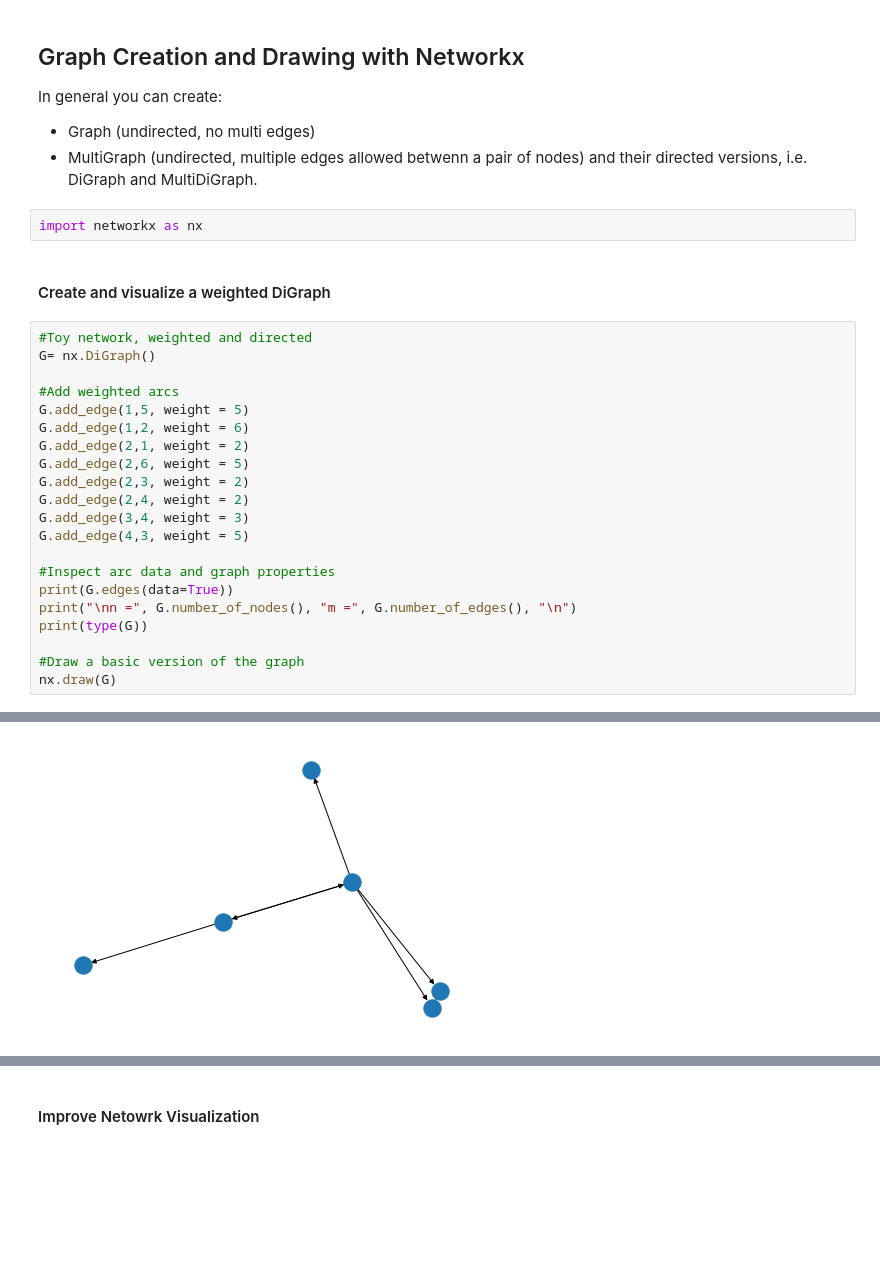
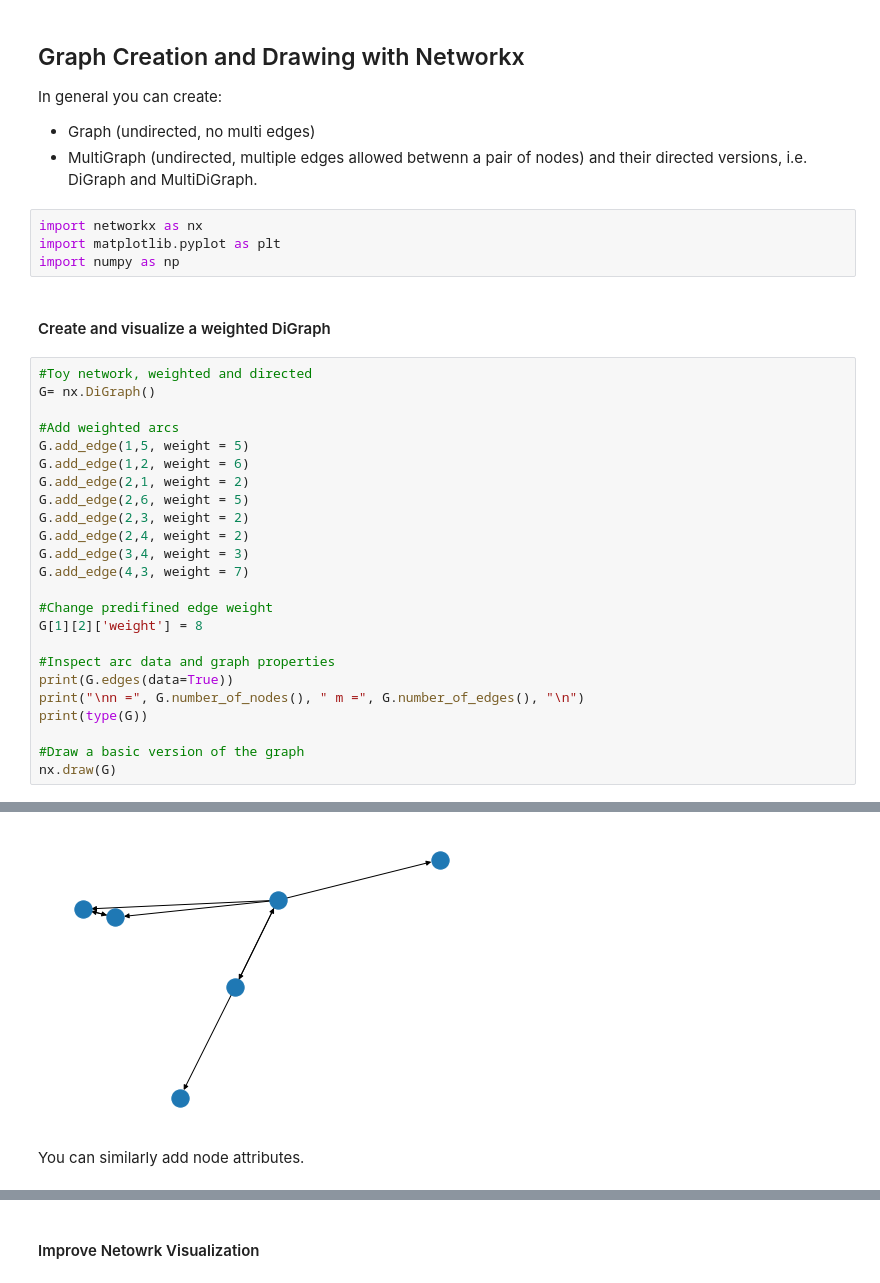
Before and after one commit to iandreafc/sna-bigdata-course, a Jupyter notebook: Networkx/GraphCreationDrawing.ipynb, the cells around one changed output, grey strips where cells are left out. Drawn from its saved outputs; the diff is of its cells as text; blank space fills up the shorter version.

```diff
--- a/Networkx/GraphCreationDrawing.ipynb
+++ b/Networkx/GraphCreationDrawing.ipynb
@@ -6,6 +6,8 @@ In general you can create:
 and their directed versions, i.e. DiGraph and MultiDiGraph.
 # %%
 import networkx as nx
+import matplotlib.pyplot as plt
+import numpy as np
 # %% [markdown]
 #### Create and visualize a weighted DiGraph
 # %%
@@ -20,11 +22,14 @@ G.add_edge(2,6, weight = 5)
 G.add_edge(2,3, weight = 2)
 G.add_edge(2,4, weight = 2)
 G.add_edge(3,4, weight = 3)
-G.add_edge(4,3, weight = 5)
+G.add_edge(4,3, weight = 7)
+
+#Change predifined edge weight
+G[1][2]['weight'] = 8
 
 #Inspect arc data and graph properties
 print(G.edges(data=True))
-print("\nn =", G.number_of_nodes(), "m =", G.number_of_edges(), "\n")
+print("\nn =", G.number_of_nodes(), " m =", G.number_of_edges(), "\n")
 print(type(G))
 
 #Draw a basic version of the graph
@@ -36,3 +41,5 @@ n = 6 m = 8
 
 <class 'networkx.classes.digraph.DiGraph'>
-[figure, old version]
+[figure, new version]
+# %% [markdown]
+You can similarly add node attributes.
```
Also changed, not shown: parts of 11 cells of this notebook, 1 other file.
